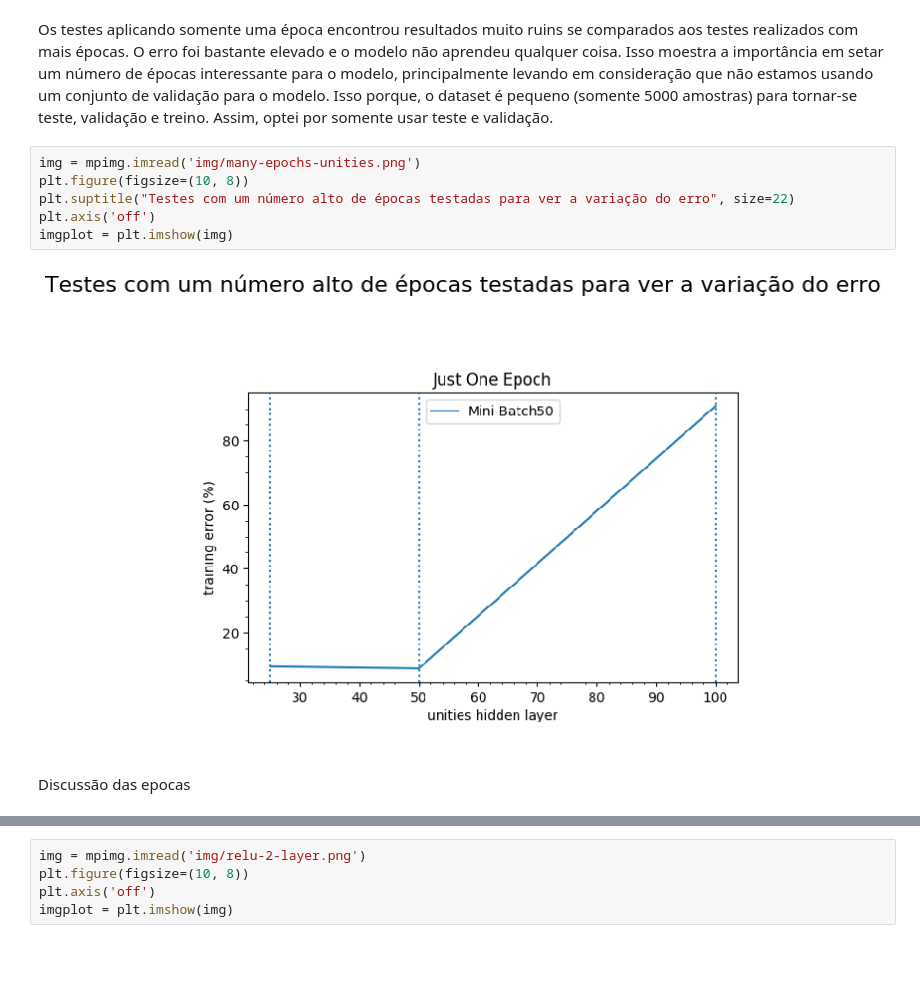
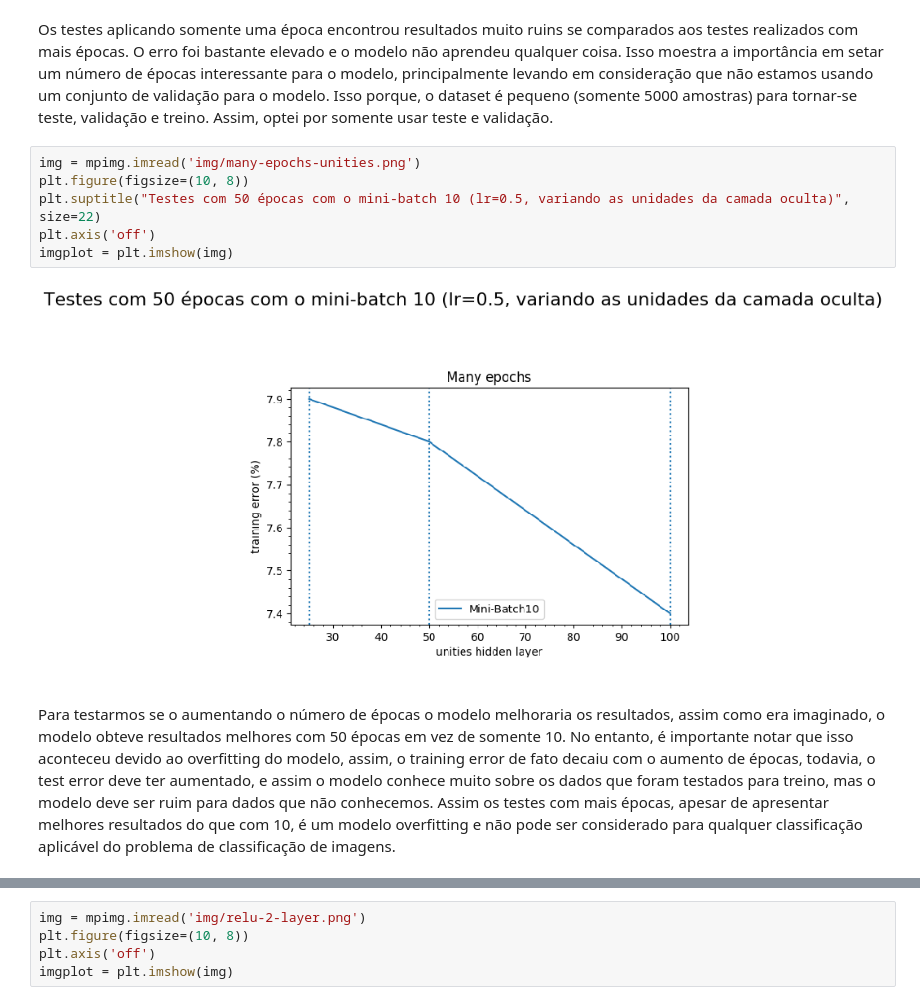
Before and after one commit to gesteves91/tp-ml, a Jupyter notebook: Resultados.ipynb, the cells around one changed output, grey strips where cells are left out. Saved outputs shown, nothing was run; the diff lists cells and outputs as text; blank space fills up the shorter version.

Commit message:
Tests with more data and prove the error was way better

```diff
--- a/Resultados.ipynb
+++ b/Resultados.ipynb
@@ -104,13 +104,13 @@ Os testes aplicando somente uma época encontrou resultados muito ruins se compa
 # %%
 img = mpimg.imread('img/many-epochs-unities.png')
 plt.figure(figsize=(10, 8))
-plt.suptitle("Testes com um número alto de épocas testadas para ver a variação do erro", size=22)
+plt.suptitle("Testes com 50 épocas com o mini-batch 10 (lr=0.5, variando as unidades da camada oculta)", size=22)
 plt.axis('off')
 imgplot = plt.imshow(img)
 # %% [output]
-[figure, old version]
+[figure, new version]
-# %% [markdown]
-Discussão das epocas
+# %% [markdown]
+Para testarmos se o aumentando o número de épocas o modelo melhoraria os resultados, assim como era imaginado, o modelo obteve resultados melhores com 50 épocas em vez de somente 10. No entanto, é importante notar que isso aconteceu devido ao overfitting do modelo, assim, o training error de fato decaiu com o aumento de épocas, todavia, o test error deve ter aumentado, e assim o modelo conhece muito sobre os dados que foram testados para treino, mas o modelo deve ser ruim para dados que não conhecemos. Assim os testes com mais épocas, apesar de apresentar melhores resultados do que com 10, é um modelo overfitting e não pode ser considerado para qualquer classificação aplicável do problema de classificação de imagens.
 # %%
 img = mpimg.imread('img/low-learning-rate.png')
 plt.figure(figsize=(10, 8))
```
Also changed, not shown: parts of 10 cells of this notebook, 11 other files.
